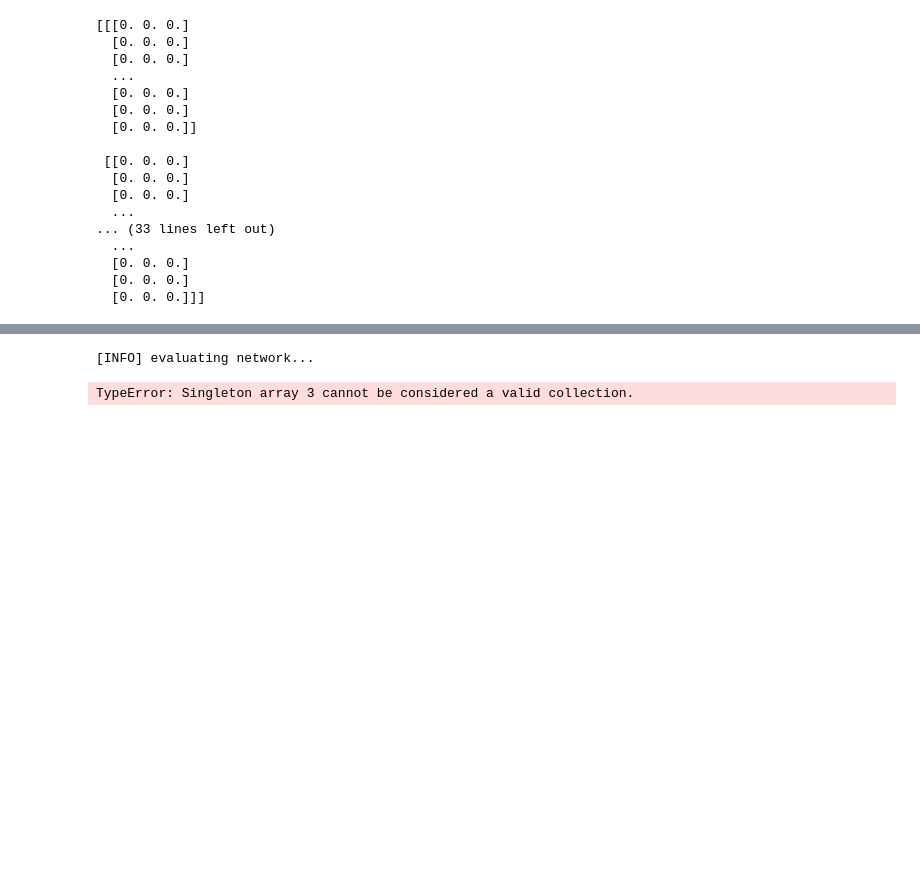
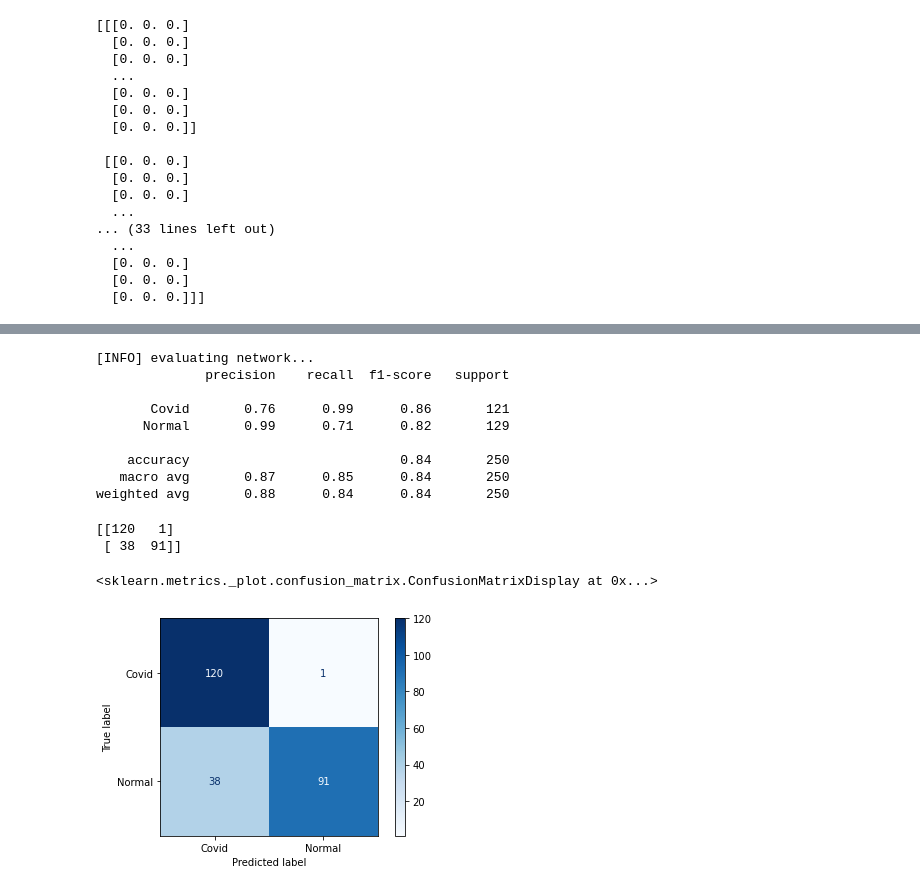
Before and after one commit to syamsulrizal123/TA_Covid19, a Jupyter notebook: CLASSIFICATION COVID-19.ipynb, the cells around one changed output, grey strips where cells are left out. Cells and saved outputs as stored; diff of their text form; code cells hidden in the pictures; blank space fills up the shorter version.

```diff
--- a/CLASSIFICATION COVID-19.ipynb
+++ b/CLASSIFICATION COVID-19.ipynb
@@ -354,8 +374,26 @@ dict_keys(['loss', 'accuracy', 'val_loss', 'val_accuracy'])
 # evaluate the network
 print("[INFO] evaluating network...")
 predictions = model.predict(testX, batch_size=32)
-print(classification_report(testY.argmax(axis=0),
-predictions.argmax(axis=1), target_names=encoder))
+print(classification_report(testY,predictions.argmax(axis=1),target_names = encoder.classes_))
 # %% [output]
 [INFO] evaluating network...
+              precision    recall  f1-score   support
+
+       Covid       0.76      0.99      0.86       121
+      Normal       0.99      0.71      0.82       129
+
+    accuracy                           0.84       250
+   macro avg       0.87      0.85      0.84       250
+weighted avg       0.88      0.84      0.84       250
-TypeError: Singleton array 3 cannot be considered a valid collection.
+# %%
+cf_matrix = confusion_matrix(testY,predictions.argmax(axis=1))
+print(cf_matrix)
+# %% [output]
+[[120   1]
+ [ 38  91]]
+# %%
+disp = ConfusionMatrixDisplay(confusion_matrix=cf_matrix, display_labels=encoder.classes_)
+disp.plot(cmap=plt.cm.Blues)
+# %% [output]
+<sklearn.metrics._plot.confusion_matrix.ConfusionMatrixDisplay at 0x...>
+[figure, added]
```
Also changed, not shown: parts of 10 cells of this notebook.
